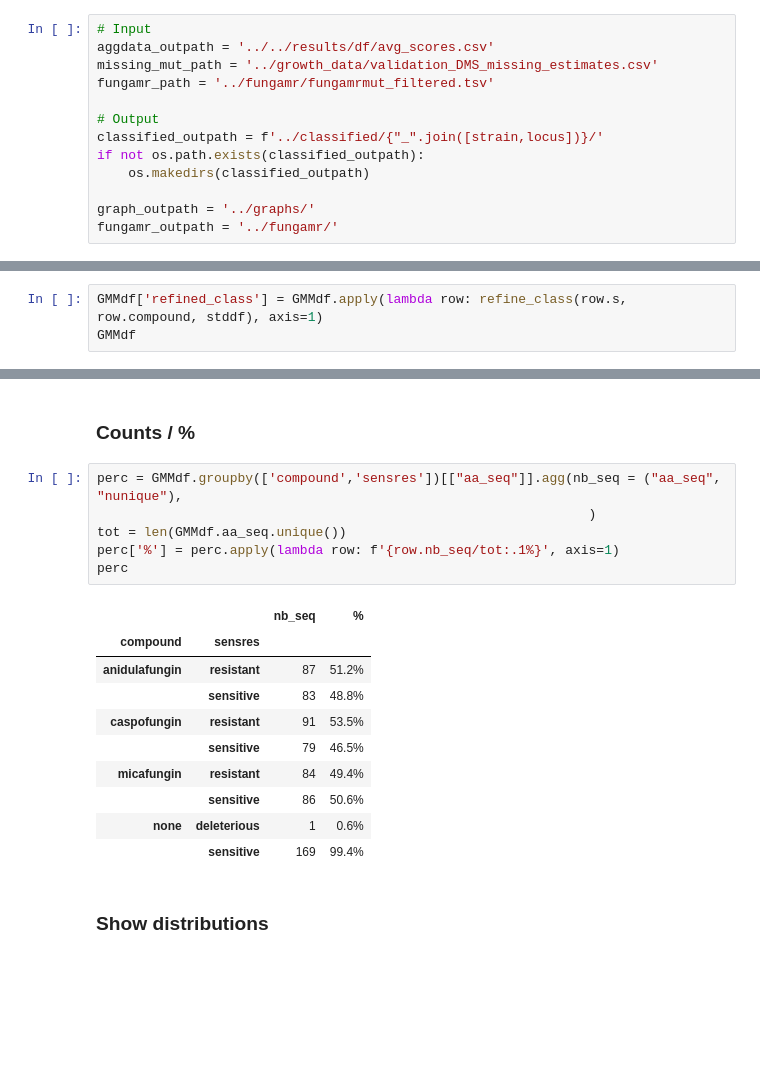
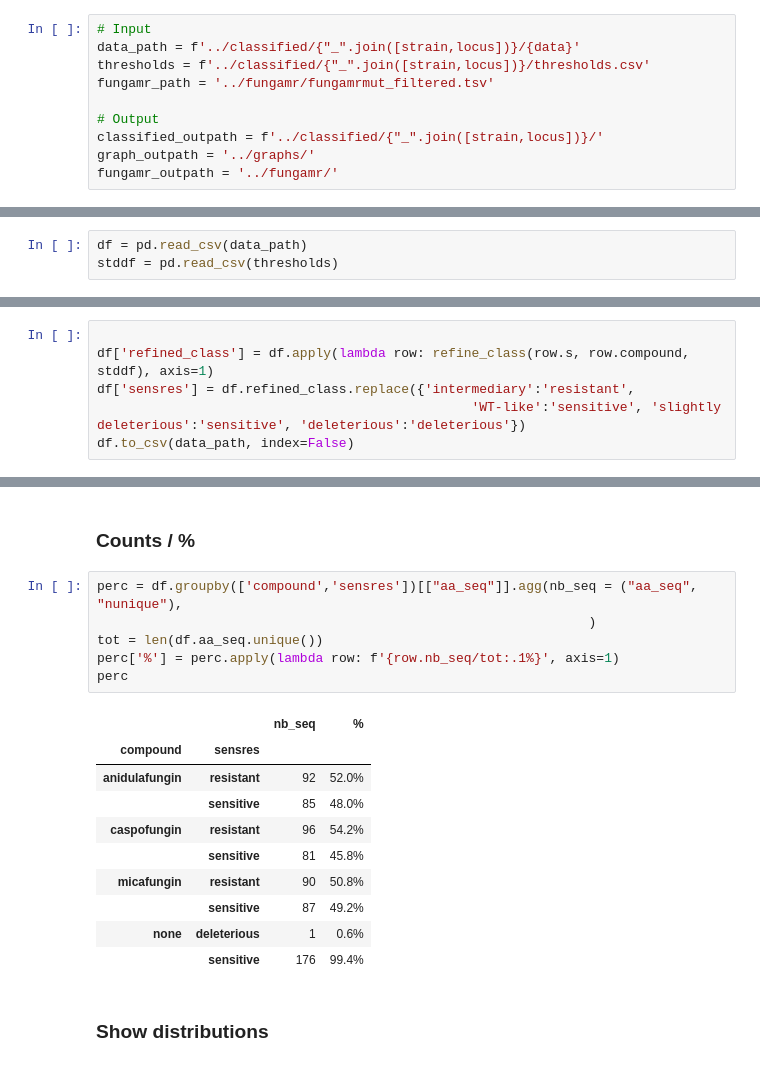
Before and after one commit to durr1602/fks_gyoza, a Jupyter notebook: post/notebooks/classify_gyoza_data.ipynb, the cells around one changed output, grey strips where cells are left out. Drawn from its saved outputs; the diff is of its cells as text; blank space fills up the shorter version.

```diff
--- a/post/notebooks/classify_gyoza_data.ipynb
+++ b/post/notebooks/classify_gyoza_data.ipynb
@@ -22,14 +21,11 @@ from upsetplot import UpSet
 ## Specify paths
 # %%
 # Input
-aggdata_outpath = '../../results/df/avg_scores.csv'
-missing_mut_path = '../growth_data/validation_DMS_missing_estimates.csv'
+data_path = f'../classified/{"_".join([strain,locus])}/{data}'
+thresholds = f'../classified/{"_".join([strain,locus])}/thresholds.csv'
 fungamr_path = '../fungamr/fungamrmut_filtered.tsv'
 
 # Output
 classified_outpath = f'../classified/{"_".join([strain,locus])}/'
-if not os.path.exists(classified_outpath):
-    os.makedirs(classified_outpath)
-
 graph_outpath = '../graphs/'
 fungamr_outpath = '../fungamr/'
@@ -433,0 +59,3 @@ def refine_class(v, comp, threshdf):
+# %%
+df = pd.read_csv(data_path)
+stddf = pd.read_csv(thresholds)
@@ -434,3 +64,6 @@ def refine_class(v, comp, threshdf):
 # %%
-GMMdf['refined_class'] = GMMdf.apply(lambda row: refine_class(row.s, row.compound, stddf), axis=1)
-GMMdf
+
+df['refined_class'] = df.apply(lambda row: refine_class(row.s, row.compound, stddf), axis=1)
+df['sensres'] = df.refined_class.replace({'intermediary':'resistant',
+                                                'WT-like':'sensitive', 'slightly deleterious':'sensitive', 'deleterious':'deleterious'})
+df.to_csv(data_path, index=False)
@@ -566,22 +102,22 @@ plt.savefig(f'{graph_outpath}/{"_".join([strain,locus])}_classification_stripplo
 # %% [markdown]
 ### Counts / %
 # %%
-perc = GMMdf.groupby(['compound','sensres'])[["aa_seq"]].agg(nb_seq = ("aa_seq", "nunique"),
+perc = df.groupby(['compound','sensres'])[["aa_seq"]].agg(nb_seq = ("aa_seq", "nunique"),
                                                                )
-tot = len(GMMdf.aa_seq.unique())
+tot = len(df.aa_seq.unique())
 perc['%'] = perc.apply(lambda row: f'{row.nb_seq/tot:.1%}', axis=1)
 perc
 # %% [output]
 |  |  | nb_seq | % |
 | compound | sensres |  |  |
-| anidulafungin | resistant | 87 | 51.2% |
-|  | sensitive | 83 | 48.8% |
-| caspofungin | resistant | 91 | 53.5% |
-|  | sensitive | 79 | 46.5% |
-| micafungin | resistant | 84 | 49.4% |
-|  | sensitive | 86 | 50.6% |
+| anidulafungin | resistant | 92 | 52.0% |
+|  | sensitive | 85 | 48.0% |
+| caspofungin | resistant | 96 | 54.2% |
+|  | sensitive | 81 | 45.8% |
+| micafungin | resistant | 90 | 50.8% |
+|  | sensitive | 87 | 49.2% |
 | none | deleterious | 1 | 0.6% |
-|  | sensitive | 169 | 99.4% |
+|  | sensitive | 176 | 99.4% |
 # %% [markdown]
 ### Show distributions
 # %%
```
Also changed, not shown: parts of 53 cells of this notebook, 12 other files.
